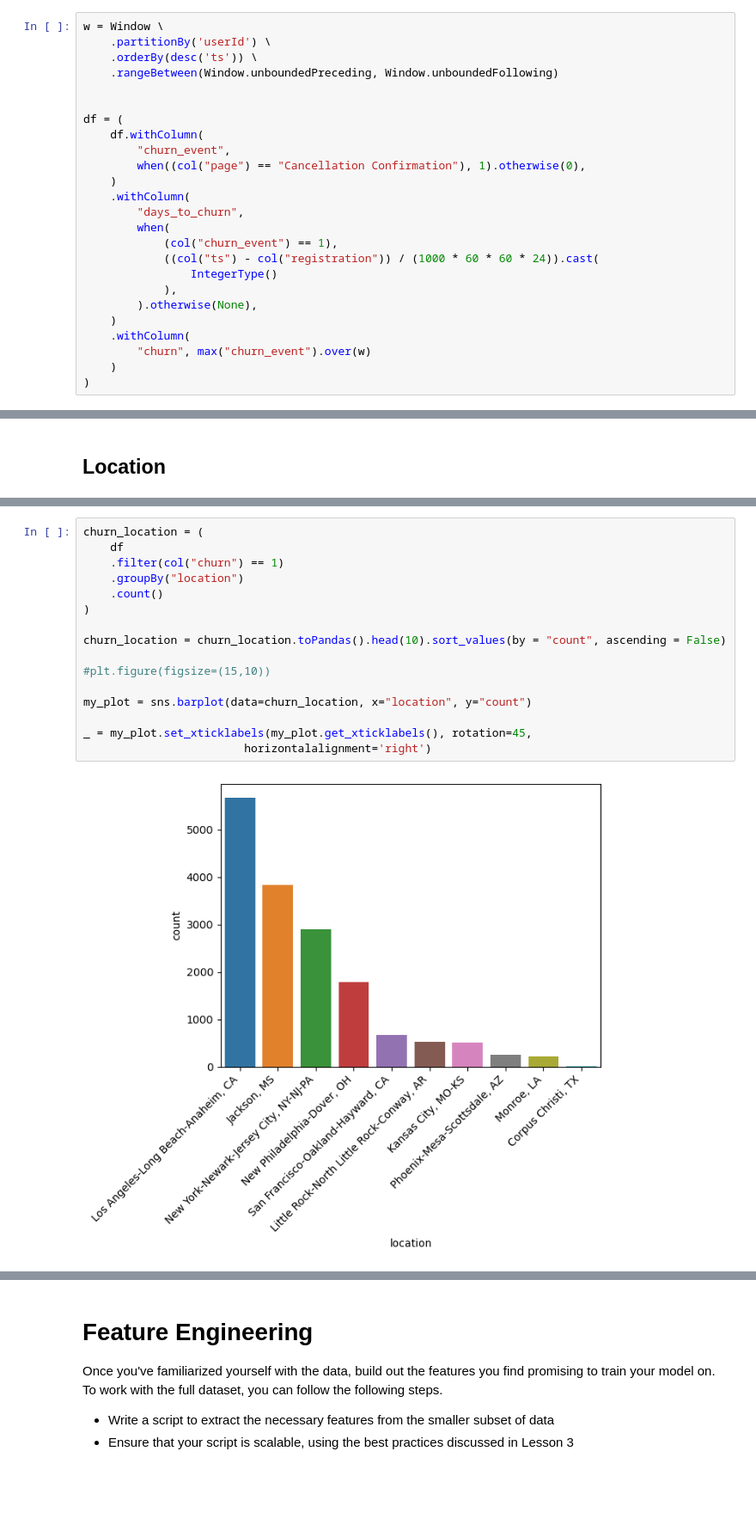
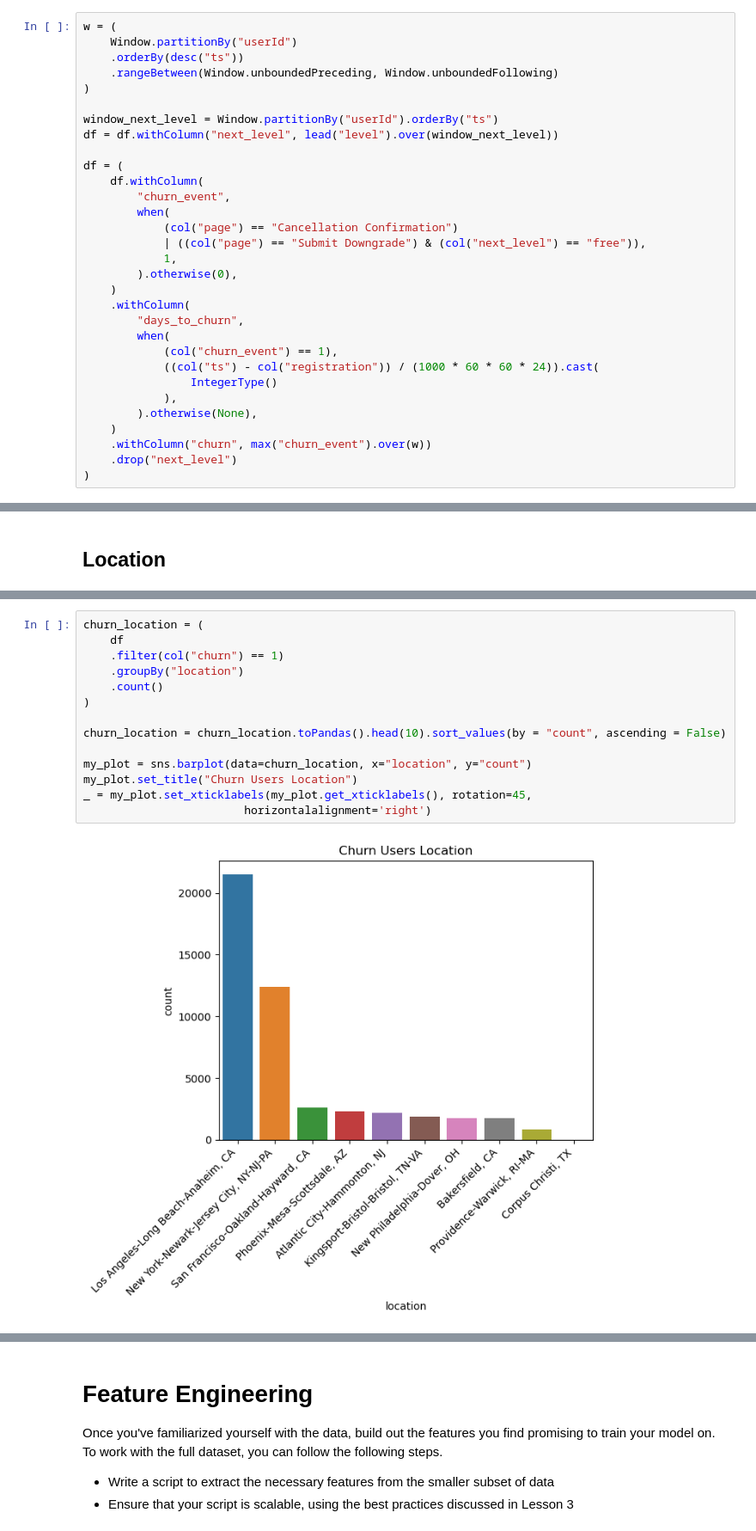
Before and after one commit to rafhsilv/sparkify, a Jupyter notebook: sparkify.ipynb, the cells around one changed output, grey strips where cells are left out. Shown at 86% size. Drawn from its saved outputs; the diff is of its cells as text; blank space fills up the shorter version.

```diff
--- a/sparkify.ipynb
+++ b/sparkify.ipynb
@@ -165,16 +178,23 @@ Once you've done some preliminary analysis, create a column `Churn` to use as th
 ### Explore Data
 Once you've defined churn, perform some exploratory data analysis to observe the behavior for users who stayed vs users who churned. You can start by exploring aggregates on these two groups of users, observing how much of a specific action they experienced per a certain time unit or number of songs played.
 # %%
-w = Window \
-    .partitionBy('userId') \
-    .orderBy(desc('ts')) \
+w = (
+    Window.partitionBy("userId")
+    .orderBy(desc("ts"))
     .rangeBetween(Window.unboundedPreceding, Window.unboundedFollowing)
+)
 
+window_next_level = Window.partitionBy("userId").orderBy("ts")
+df = df.withColumn("next_level", lead("level").over(window_next_level))
 
 df = (
     df.withColumn(
         "churn_event",
-        when((col("page") == "Cancellation Confirmation"), 1).otherwise(0),
+        when(
+            (col("page") == "Cancellation Confirmation")
+            | ((col("page") == "Submit Downgrade") & (col("next_level") == "free")),
+            1,
+        ).otherwise(0),
     )
     .withColumn(
         "days_to_churn",
@@ -185,7 +205,6 @@ df = (
             ),
         ).otherwise(None),
     )
-    .withColumn(
-        "churn", max("churn_event").over(w)
-    )
+    .withColumn("churn", max("churn_event").over(w))
+    .drop("next_level")
 )
@@ -484,18 +534,16 @@ plt.show()
 # %%
 churn_location = (
     df
     .filter(col("churn") == 1)
     .groupBy("location")
     .count()
 )
 
 churn_location = churn_location.toPandas().head(10).sort_values(by = "count", ascending = False)
 
-#plt.figure(figsize=(15,10))
-
 my_plot = sns.barplot(data=churn_location, x="location", y="count")
-
+my_plot.set_title("Churn Users Location")
 _ = my_plot.set_xticklabels(my_plot.get_xticklabels(), rotation=45,
                         horizontalalignment='right')
 # %% [output]
-[figure, old version]
+[figure, new version]
```
Also changed, not shown: parts of 66 cells of this notebook, 2 other files.
